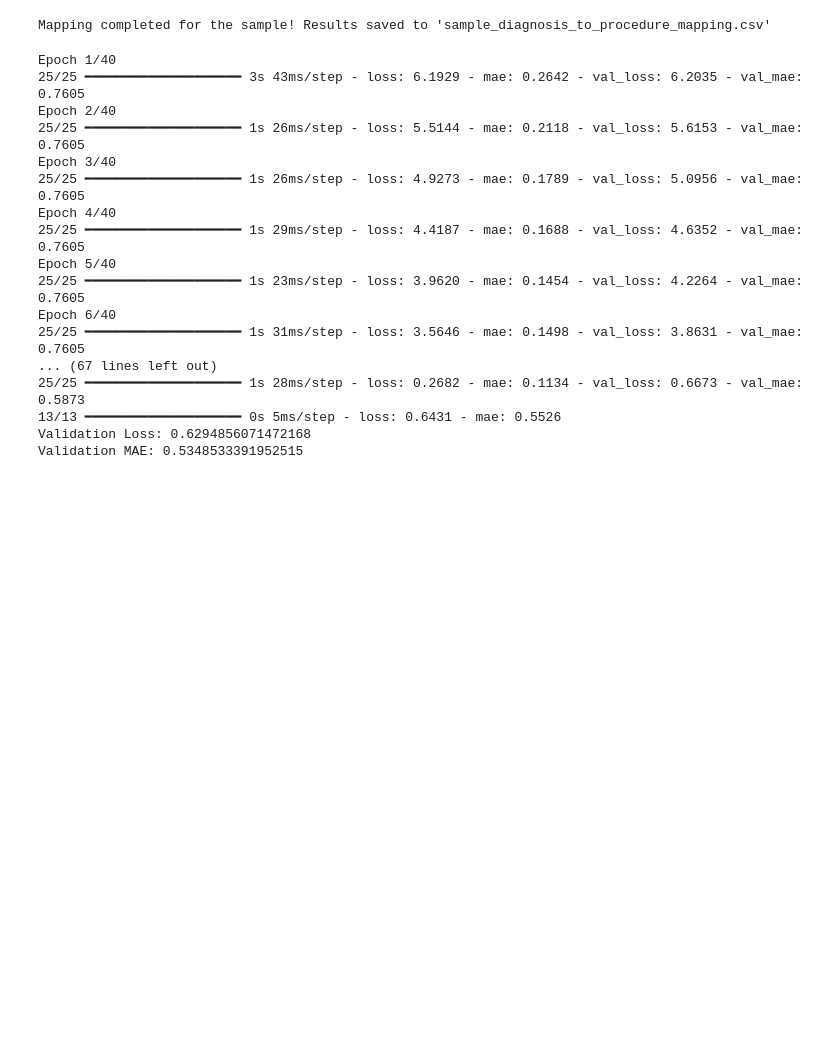
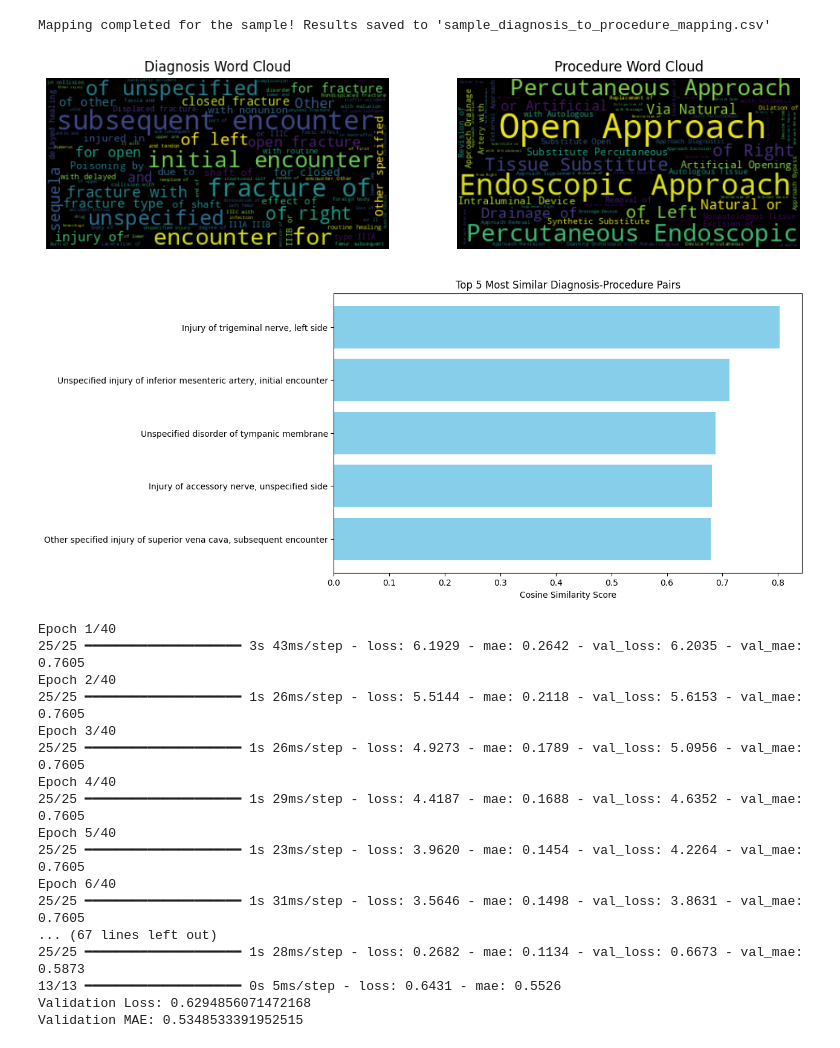
Before and after one commit to IshwaryaKeerthivasan/Diagnosis-and-Procedure-Pairing, a Jupyter notebook: Diagnosis_and_Procedure_pairing.ipynb, the cells around one changed output. Drawn from its saved outputs; the diff is of its cells as text; code cells hidden in the pictures; blank space fills up the shorter version.

```diff
--- a/Diagnosis_and_Procedure_pairing.ipynb
+++ b/Diagnosis_and_Procedure_pairing.ipynb
@@ -45,6 +45,52 @@ d_icd_diagnosis_sample.to_csv("sample_diagnosis_to_procedure_mapping.csv", index
 print("Mapping completed for the sample! Results saved to 'sample_diagnosis_to_procedure_mapping.csv'")
 # %% [output]
 Mapping completed for the sample! Results saved to 'sample_diagnosis_to_procedure_mapping.csv'
+# %%
+import matplotlib.pyplot as plt
+from wordcloud import WordCloud
+import seaborn as sns
+import numpy as np
+
+# 1. Word Clouds for Diagnosis and Procedure Descriptions
+diagnosis_text = " ".join(d_icd_diagnosis_sample['long_title'])
+procedure_text = " ".join(d_icd_procedures_sample['long_title'])
+
+# Create word clouds
+wordcloud_diagnosis = WordCloud(stopwords='english', max_words=100).generate(diagnosis_text)
+wordcloud_procedure = WordCloud(stopwords='english', max_words=100).generate(procedure_text)
+
+# Plot the word clouds
+plt.figure(figsize=(12, 6))
+
+plt.subplot(1, 2, 1)
+plt.imshow(wordcloud_diagnosis, interpolation='bilinear')
+plt.title("Diagnosis Word Cloud")
+plt.axis("off")
+
+plt.subplot(1, 2, 2)
+plt.imshow(wordcloud_procedure, interpolation='bilinear')
+plt.title("Procedure Word Cloud")
+plt.axis("off")
+
+plt.show()
+
+# 3. Get the indices of the top 5 most similar pairs
+top_5_indices = np.argsort(similarity_scores)[-5:]
+
+# Get the corresponding diagnoses and procedures for the top 5 pairs
+top_diagnoses = d_icd_diagnosis_sample.iloc[top_5_indices]['long_title']
+top_procedures = d_icd_diagnosis_sample.iloc[top_5_indices]['most_similar_procedure']
+top_similarities = similarity_scores[top_5_indices]
+
+# Plot the results
+plt.figure(figsize=(10, 6))
+plt.barh(top_diagnoses, top_similarities, color='skyblue')
+plt.xlabel('Cosine Similarity Score')
+plt.title('Top 5 Most Similar Diagnosis-Procedure Pairs')
+plt.show()
+# %% [output]
+[figure, added]
+[figure, added]
 # %%
 import numpy as np
 import pandas as pd
```
